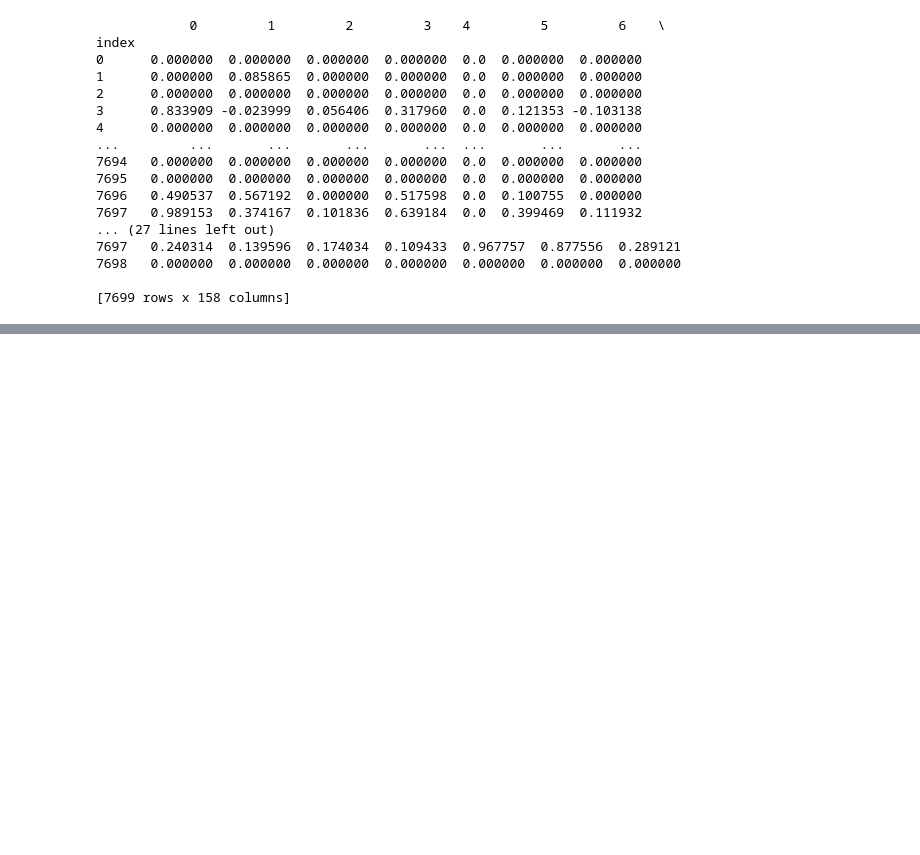
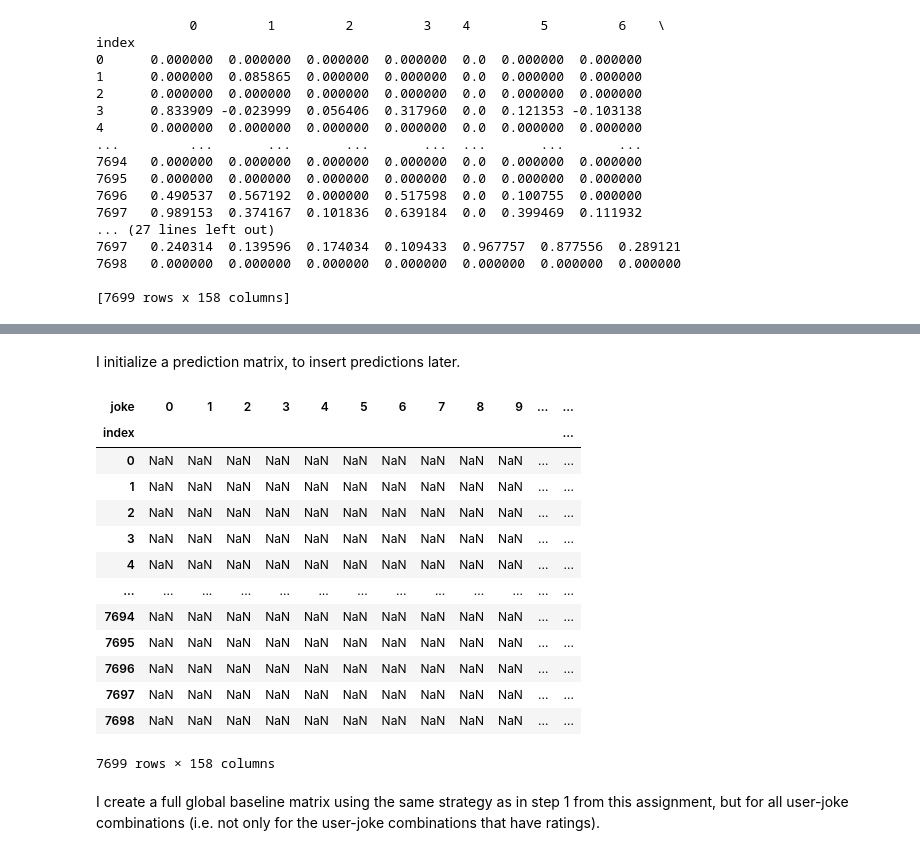
Before and after one commit to koonkimb/Data612, a Jupyter notebook: Project_2/Data 612_Project 2.ipynb, the cells around one changed output, grey strips where cells are left out. Drawn from its saved outputs; the diff is of its cells as text; code cells hidden in the pictures; blank space fills up the shorter version.

```diff
--- a/Project_2/Data 612_Project 2.ipynb
+++ b/Project_2/Data 612_Project 2.ipynb
@@ -44,10 +55,10 @@ print(user_ratings_long)
 # %%
-
-user_ratings_dropped['rating'] = user_ratings_long['rating'].replace(99,np.nan)
-user_ratings_dropped = user_ratings_dropped.dropna()
-df_random = user_ratings_dropped.sample(frac = 1, random_state = 63)
-split_size = int(0.8*len(df_random))
-train = df_random[:split_size]
+user_ratings_dropped = user_ratings_long
+user_ratings_dropped['rating'] = user_ratings_dropped['rating'].replace(99,np.nan) # replace 99 with np.nan as entries with 99 rating were not rated
+user_ratings_dropped = user_ratings_dropped.dropna() # drop the NA records
+df_random = user_ratings_dropped.sample(frac = 1, random_state = 63) # randomize the records
+split_size = int(0.8*len(df_random)) # designate split size (80%)
+train = df_random[:split_size] # split dataset into 80% train and 20% test
 test = df_random[split_size:]
 
 print(train)
@@ -528,0 +508,23 @@ Length: 158, dtype: float64
+# %% [markdown]
+I initialize a prediction matrix, to insert predictions later.
+# %%
+pred = is_na
+pred = pred.replace(1, np.nan)
+pred
+# %% [output]
+| joke | 0 | 1 | 2 | 3 | 4 | 5 | 6 | 7 | 8 | 9 | ... | ... |
+| index |  |  |  |  |  |  |  |  |  |  |  | ... |
+| 0 | NaN | NaN | NaN | NaN | NaN | NaN | NaN | NaN | NaN | NaN | ... | ... |
+| 1 | NaN | NaN | NaN | NaN | NaN | NaN | NaN | NaN | NaN | NaN | ... | ... |
+| 2 | NaN | NaN | NaN | NaN | NaN | NaN | NaN | NaN | NaN | NaN | ... | ... |
+| 3 | NaN | NaN | NaN | NaN | NaN | NaN | NaN | NaN | NaN | NaN | ... | ... |
+| 4 | NaN | NaN | NaN | NaN | NaN | NaN | NaN | NaN | NaN | NaN | ... | ... |
+| ... | ... | ... | ... | ... | ... | ... | ... | ... | ... | ... | ... | ... |
+| 7694 | NaN | NaN | NaN | NaN | NaN | NaN | NaN | NaN | NaN | NaN | ... | ... |
+| 7695 | NaN | NaN | NaN | NaN | NaN | NaN | NaN | NaN | NaN | NaN | ... | ... |
+| 7696 | NaN | NaN | NaN | NaN | NaN | NaN | NaN | NaN | NaN | NaN | ... | ... |
+| 7697 | NaN | NaN | NaN | NaN | NaN | NaN | NaN | NaN | NaN | NaN | ... | ... |
+| 7698 | NaN | NaN | NaN | NaN | NaN | NaN | NaN | NaN | NaN | NaN | ... | ... |
+7699 rows × 158 columns
+# %% [markdown]
+I create a full global baseline matrix using the same strategy as in step 1 from this assignment, but for all user-joke combinations (i.e. not only for the user-joke combinations that have ratings).
```
Also changed, not shown: parts of 77 cells of this notebook.
